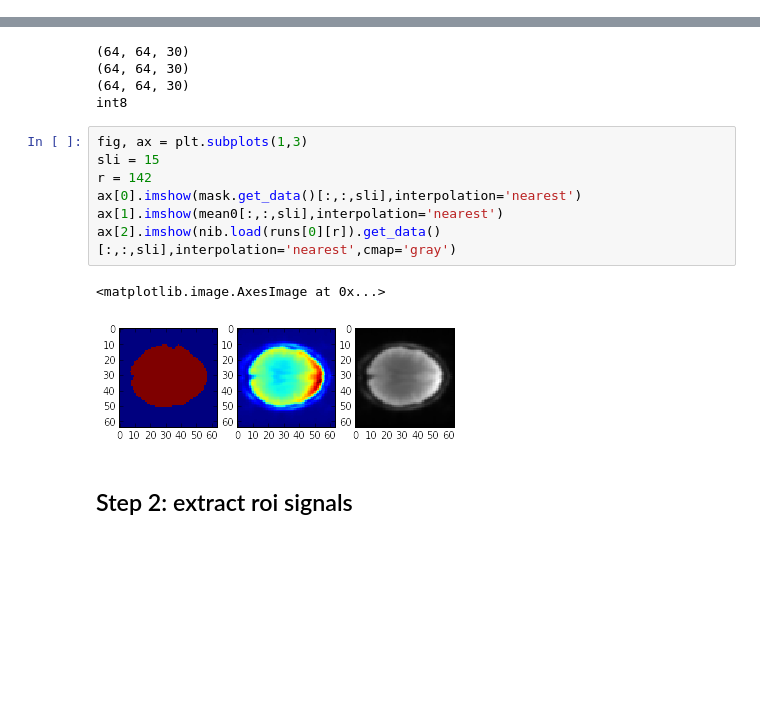
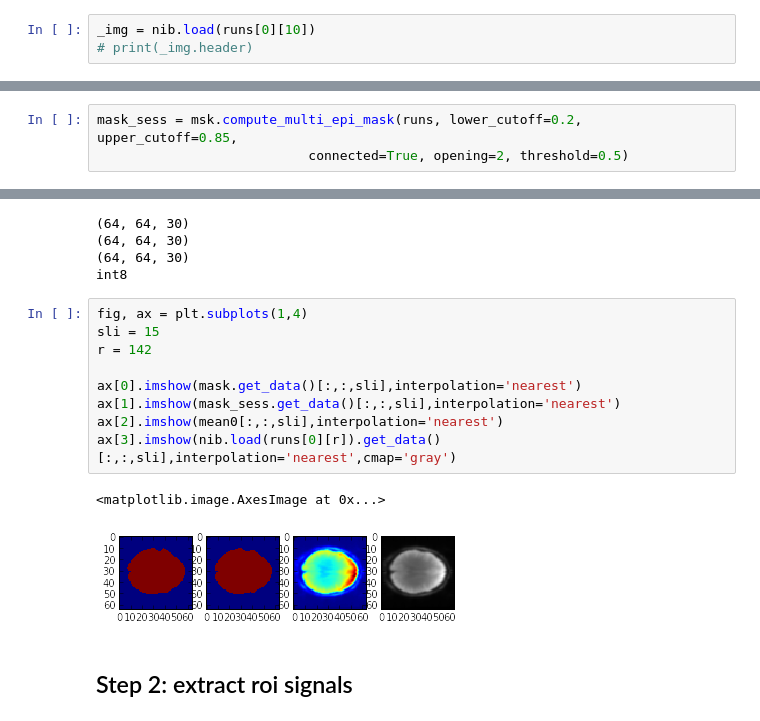
Before and after one commit to simpace/processing-scripts, a Jupyter notebook: preproc2correlation.ipynb, the cells around one changed output, grey strips where cells are left out. Cells and saved outputs as stored; diff of their text form; blank space fills up the shorter version.

```diff
--- a/preproc2correlation.ipynb
+++ b/preproc2correlation.ipynb
@@ -50,3 +44,6 @@ print('\n'.join(runs[0][:24]))
+# %%
+_img = nib.load(runs[0][10])
+# print(_img.header)
 # %% [markdown]
 ## Step 0: compute fmri mask for this session
 # %%
@@ -60,6 +57,9 @@ mean0, aff0 = _compute_mean(runs[0])
 EXPECTEDSHAPE = (64,64,30,196)
 assert mean0.shape == EXPECTEDSHAPE[:3]
 # setup the directories
+# %%
+mask_sess = msk.compute_multi_epi_mask(runs, lower_cutoff=0.2, upper_cutoff=0.85,
+                           connected=True, opening=2, threshold=0.5)
 # %%
 print(mean0.shape)
 print(mask.shape)
@@ -71,15 +71,17 @@ print(mask.get_data().dtype)
 (64, 64, 30)
 int8
 # %%
-fig, ax = plt.subplots(1,3)
+fig, ax = plt.subplots(1,4)
 sli = 15
 r = 142
+
 ax[0].imshow(mask.get_data()[:,:,sli],interpolation='nearest')
-ax[1].imshow(mean0[:,:,sli],interpolation='nearest')
-ax[2].imshow(nib.load(runs[0][r]).get_data()[:,:,sli],interpolation='nearest',cmap='gray')
+ax[1].imshow(mask_sess.get_data()[:,:,sli],interpolation='nearest')
+ax[2].imshow(mean0[:,:,sli],interpolation='nearest')
+ax[3].imshow(nib.load(runs[0][r]).get_data()[:,:,sli],interpolation='nearest',cmap='gray')
 # %% [output]
 <matplotlib.image.AxesImage at 0x...>
-[figure, old version]
+[figure, new version]
 # %% [markdown]
 ## Step 2: extract roi signals
 # %%
```
Also changed, not shown: parts of 33 cells of this notebook.
